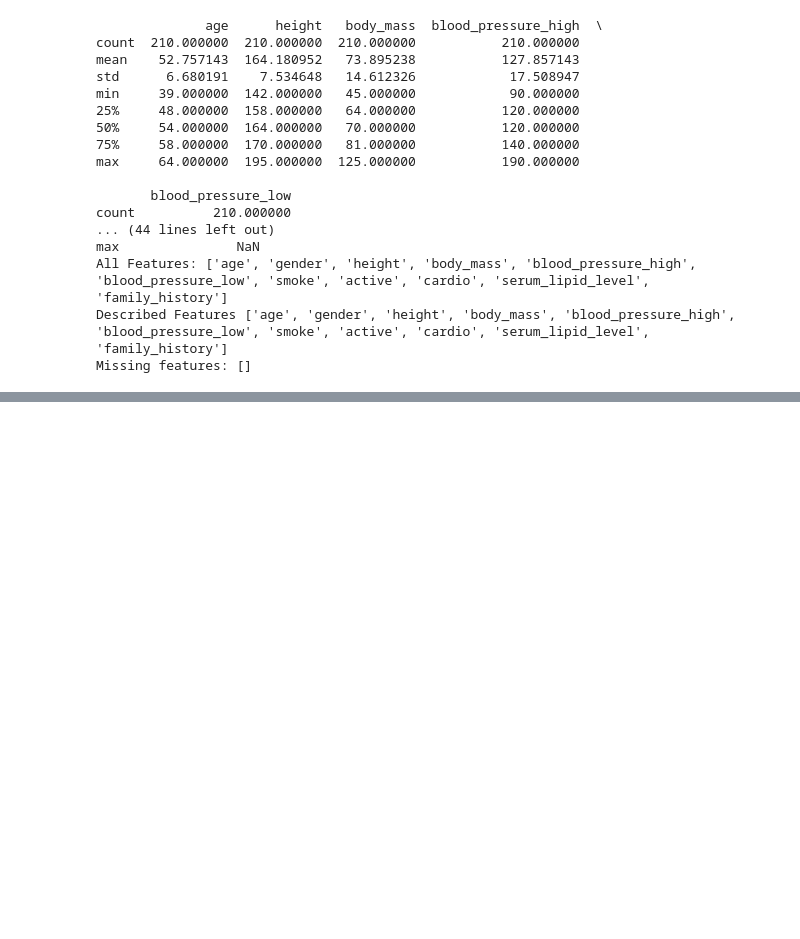
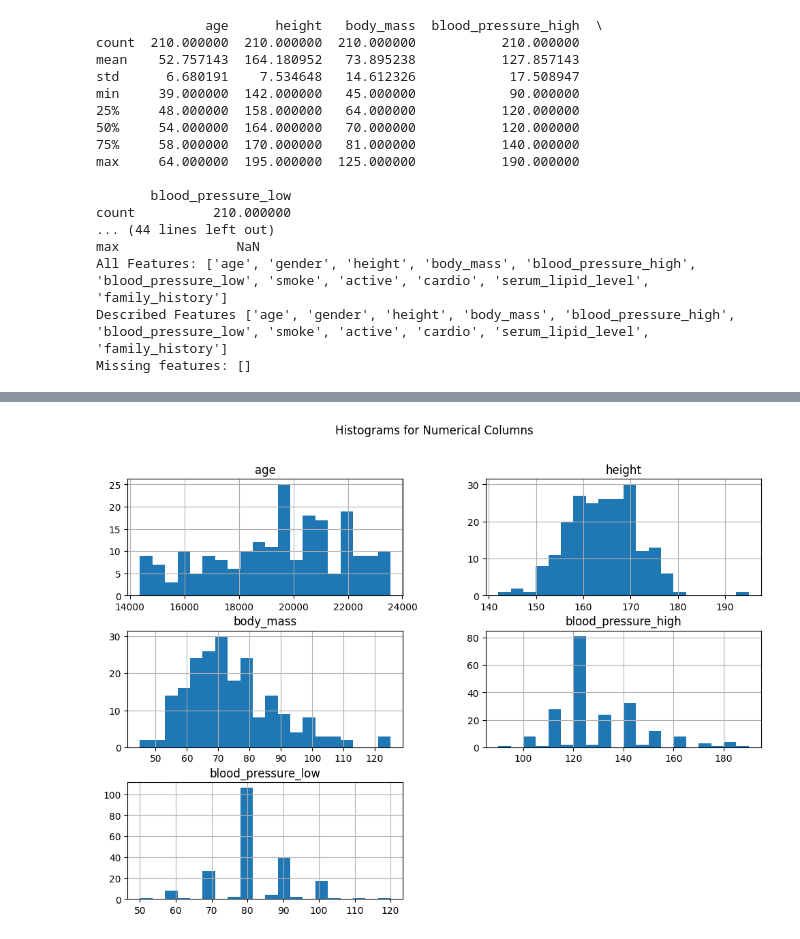
Before and after one commit to Shyamraja/CardioDataPreparation-Analysis, a Jupyter notebook: exercise.ipynb, the cells around one changed output, grey strips where cells are left out. Drawn from its saved outputs; the diff is of its cells as text; code cells hidden in the pictures; blank space fills up the shorter version.

```diff
--- a/exercise.ipynb
+++ b/exercise.ipynb
@@ -202,0 +221,13 @@ print( all_features_descriptives)
+# %%
+import pandas as pd
+data_path = "CardioCare_ex1.csv"
+#if you just give the name of the file it will look for the data in the same folder as your script
+data = pd.read_csv(data_path, dtype = {'age': 'int', 'height': 'int', 'body_mass':'int',
+                'blood_pressure_low':'int', 'blood_pressure_high':'int', 'gender': 'boolean', 'smoke': 'boolean',
+       'active':'boolean', 'cardio':'boolean', 'serum_lipid_level':'category', 'family_history':'boolean'})
+
+# read in the dataset with no arguments
+wrongly_read_data = pd.read_csv(data_path)
+
+# calculate descriptives for the data that was wrongly read in.
+wrongly_read_data.describe()
@@ -202,0 +244,25 @@ print( all_features_descriptives)
+# %%
+import matplotlib.pyplot as plt
+
+column_types = {
+    'age': 'int',
+    'height': 'int',
+    'body_mass':'int',
+    'blood_pressure_low':'int',
+    'blood_pressure_high':'int',
+    'gender': 'boolean',
+    'smoke': 'boolean',
+    'active':'boolean',
+    'cardio':'boolean',
+    'serum_lipid_level':'category',
+    'family_history':'boolean'
+}
+data = pd.read_csv(data_path, dtype = column_types)
+#defining the numerical columns
+numerical_columns = ['age', 'height', 'body_mass', 'blood_pressure_high', 'blood_pressure_low']
+# creating histogram of particular columns
+data[numerical_columns].hist(figsize=(12, 8), bins=20)
+plt.suptitle('Histograms for Numerical Columns')
+plt.show()
+# %% [output]
+[figure, added]
```
Also changed, not shown: parts of 2 cells of this notebook.
